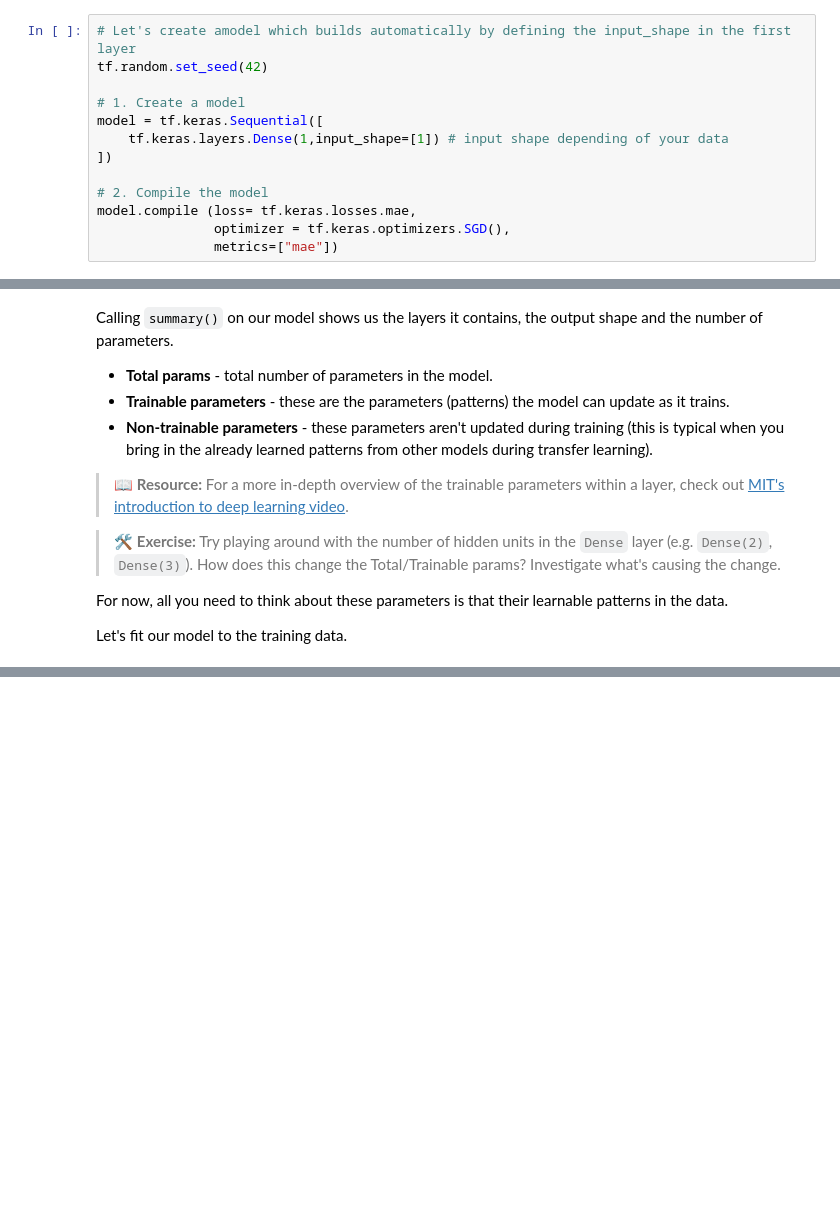
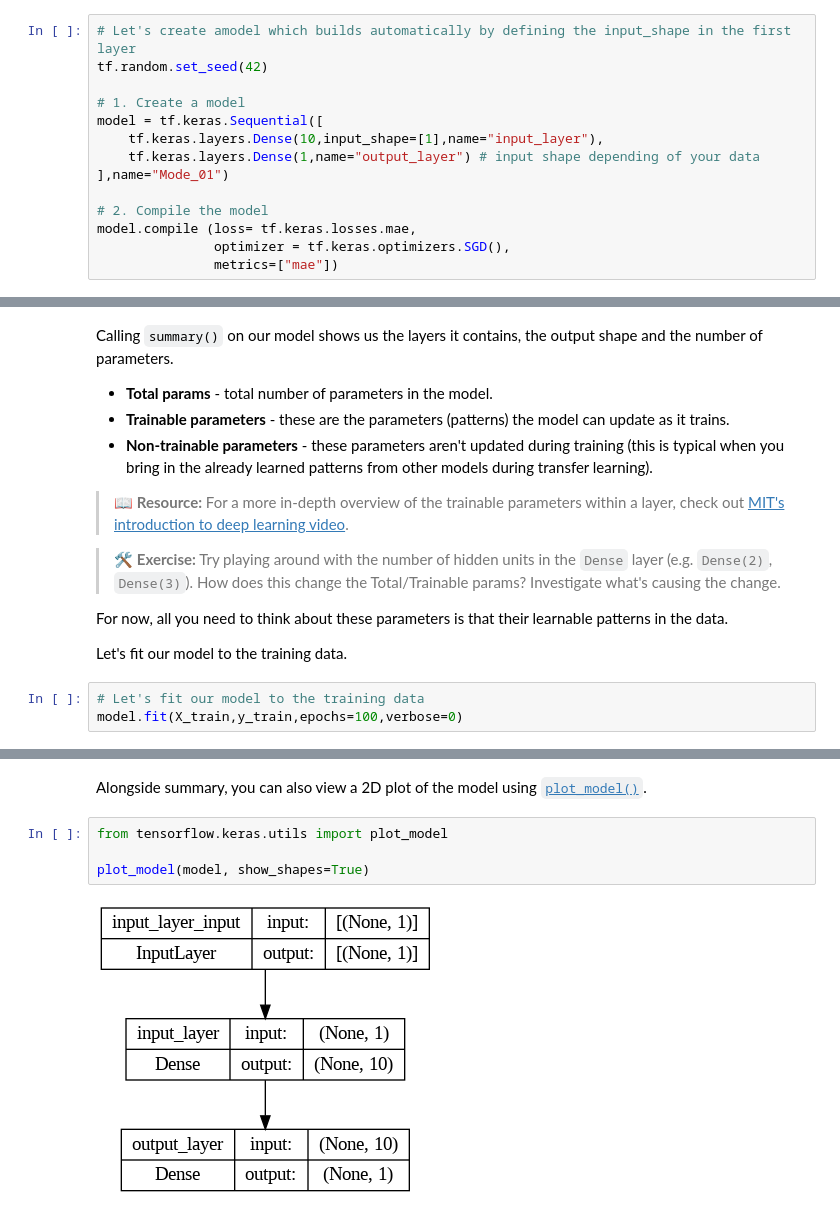
Before and after one commit to simongiando/deep-learning, a Jupyter notebook: Fundamentals/01_neural_network_regression_in_tensorflow.ipynb, the cells around one changed output, grey strips where cells are left out. Drawn from its saved outputs; the diff is of its cells as text; blank space fills up the shorter version.

```diff
--- a/Fundamentals/01_neural_network_regression_in_tensorflow.ipynb
+++ b/Fundamentals/01_neural_network_regression_in_tensorflow.ipynb
@@ -561,8 +561,9 @@ tf.random.set_seed(42)
 
 # 1. Create a model
 model = tf.keras.Sequential([
-    tf.keras.layers.Dense(1,input_shape=[1]) # input shape depending of your data
-])
+    tf.keras.layers.Dense(10,input_shape=[1],name="input_layer"),
+    tf.keras.layers.Dense(1,name="output_layer") # input shape depending of your data
+],name="Mode_01")
 
 # 2. Compile the model
 model.compile (loss= tf.keras.losses.mae,
@@ -595,3 +598,6 @@ Calling `summary()` on our model shows us the layers it contains, the output sha
 For now, all you need to think about these parameters is that their learnable patterns in the data.
 
 Let's fit our model to the training data.
+# %%
+# Let's fit our model to the training data
+model.fit(X_train,y_train,epochs=100,verbose=0)
@@ -597,0 +623,8 @@ Let's fit our model to the training data.
+# %% [markdown]
+Alongside summary, you can also view a 2D plot of the model using [`plot_model()`](https://www.tensorflow.org/api_docs/python/tf/keras/utils/plot_model).
+# %%
+from tensorflow.keras.utils import plot_model
+
+plot_model(model, show_shapes=True)
+# %% [output]
+[figure, added]
```
Also changed, not shown: parts of 17 cells of this notebook.
